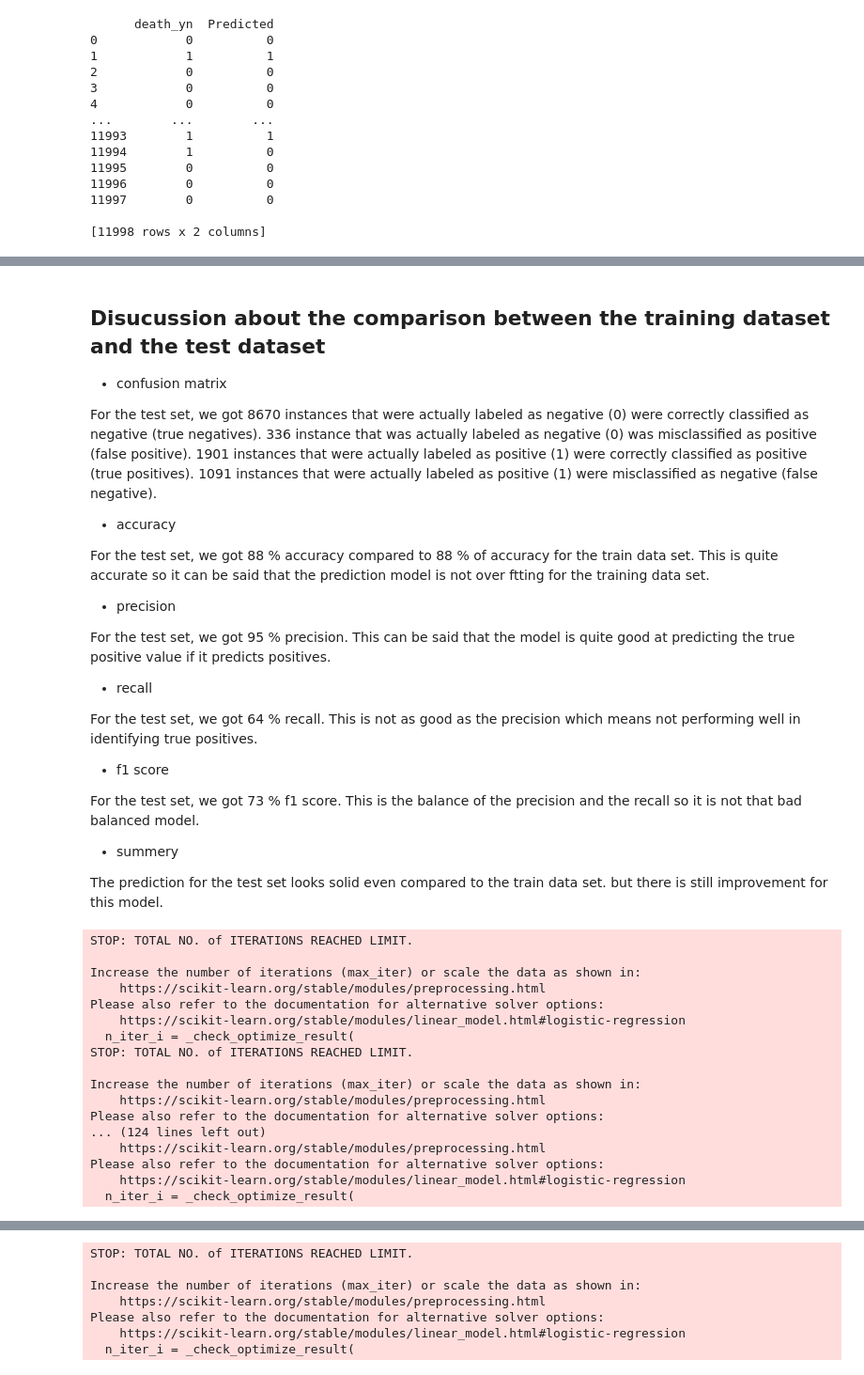
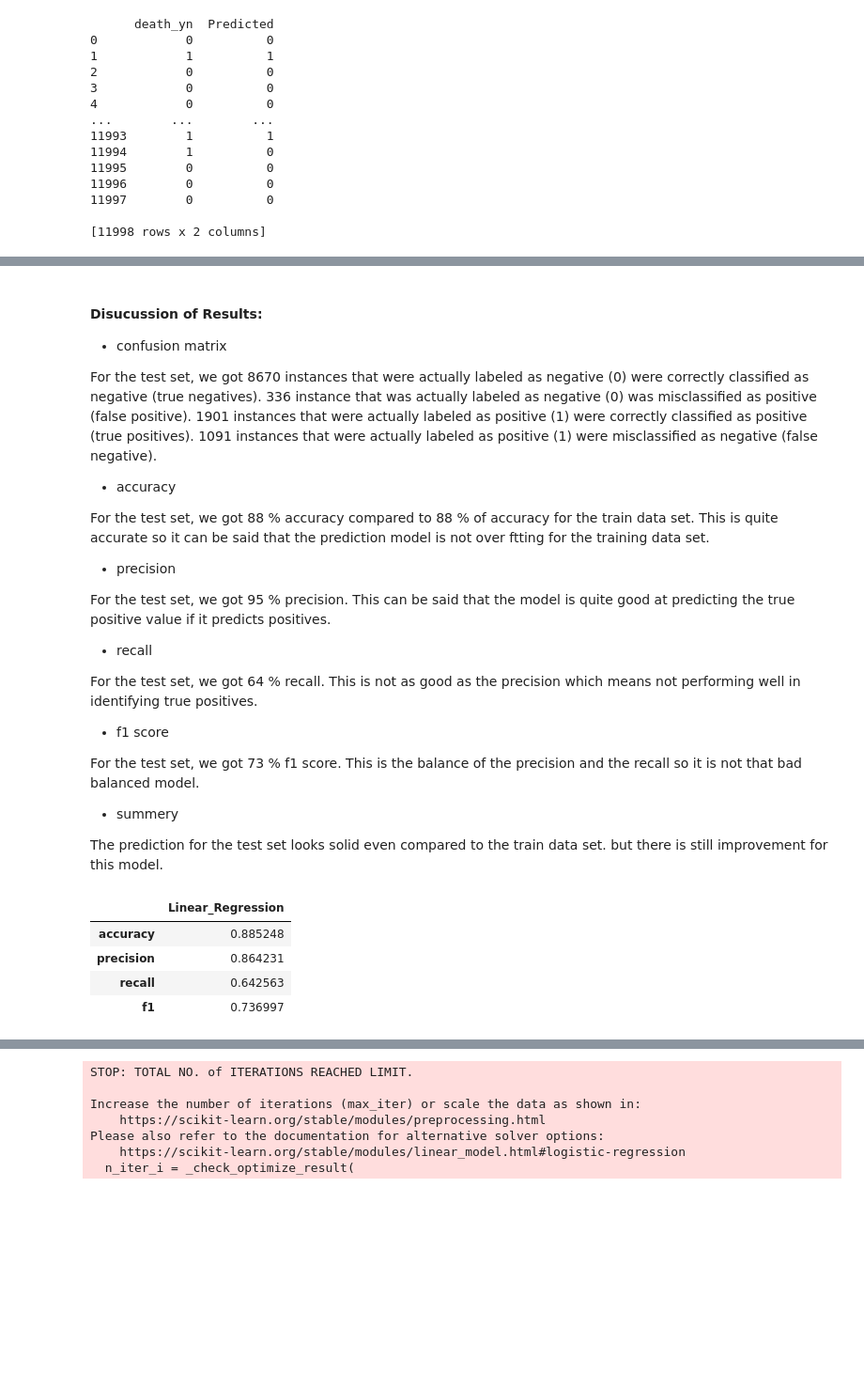
Before and after one commit to keyinb/data-analytics, a Jupyter notebook: 2022-Homework2-Notebook.ipynb, the cells around one changed output, grey strips where cells are left out. Shown at 94% size. Saved outputs shown, nothing was run; the diff lists cells and outputs as text; code cells hidden in the pictures; blank space fills up the shorter version.

```diff
--- a/2022-Homework2-Notebook.ipynb
+++ b/2022-Homework2-Notebook.ipynb
@@ -1231,6 +1241,5 @@ F1 Score: 0.73
 # %% [markdown]
-## Disucussion about the comparison between the training dataset and the test dataset
-
+#### Disucussion of Results:
 - confusion matrix
 
 For the test set, we got 8670 instances that were actually labeled as negative (0) were correctly classified as negative (true negatives). 336 instance that was actually labeled as negative (0) was misclassified as positive (false positive). 1901 instances that were actually labeled as positive (1) were correctly classified as positive (true positives). 1091 instances that were actually labeled as positive (1) were misclassified as negative (false negative).
@@ -1283,21 +1291,10 @@ def cross_val_avarage_lin(X, y):
 # %%
 linRegDF = cross_val_avarage_lin(X,y)
+linRegDF
 # %% [output]
-STOP: TOTAL NO. of ITERATIONS REACHED LIMIT.
-
-Increase the number of iterations (max_iter) or scale the data as shown in:
-    https://scikit-learn.org/stable/modules/preprocessing.html
-Please also refer to the documentation for alternative solver options:
-    https://scikit-learn.org/stable/modules/linear_model.html#logistic-regression
-  n_iter_i = _check_optimize_result(
-STOP: TOTAL NO. of ITERATIONS REACHED LIMIT.
-
-Increase the number of iterations (max_iter) or scale the data as shown in:
-    https://scikit-learn.org/stable/modules/preprocessing.html
-Please also refer to the documentation for alternative solver options:
-... (124 lines left out)
-    https://scikit-learn.org/stable/modules/preprocessing.html
-Please also refer to the documentation for alternative solver options:
-    https://scikit-learn.org/stable/modules/linear_model.html#logistic-regression
-  n_iter_i = _check_optimize_result(
+|  | Linear_Regression |
+| accuracy | 0.885248 |
+| precision | 0.864231 |
+| recall | 0.642563 |
+| f1 | 0.736997 |
 # %% [markdown]
```
Also changed, not shown: parts of 26 cells of this notebook.
